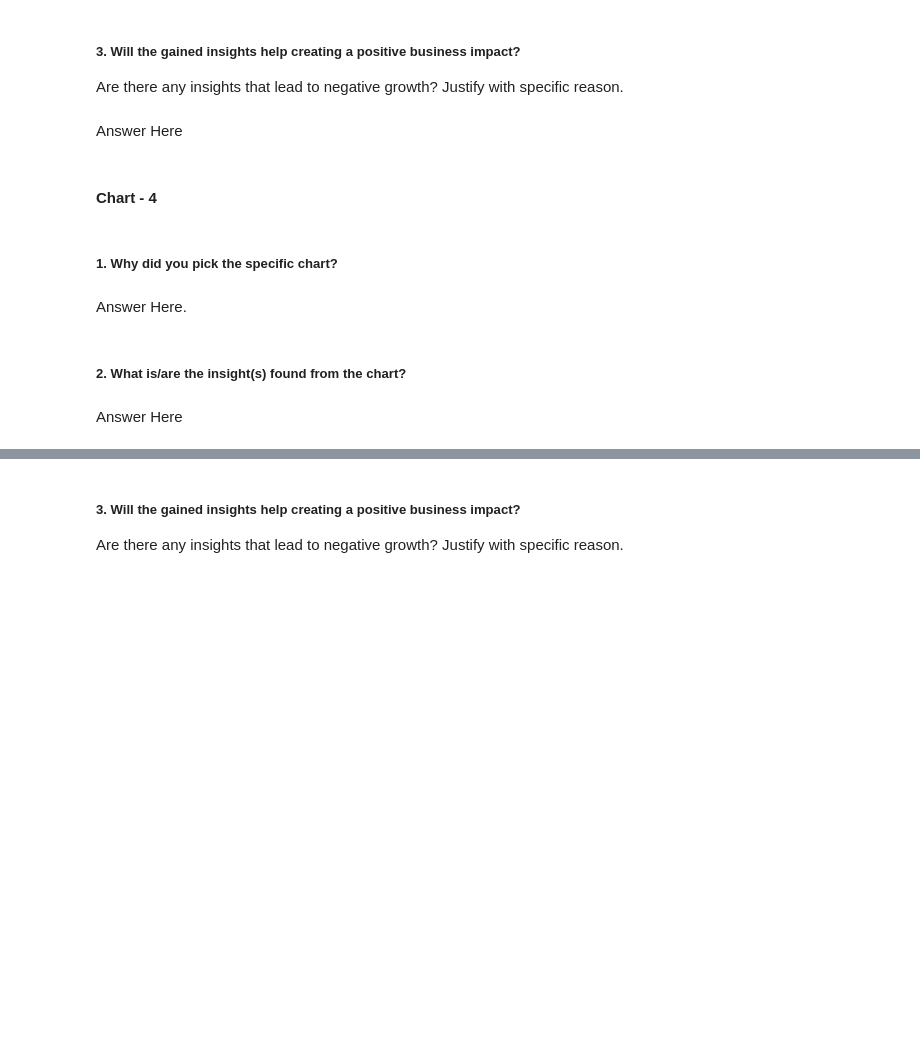
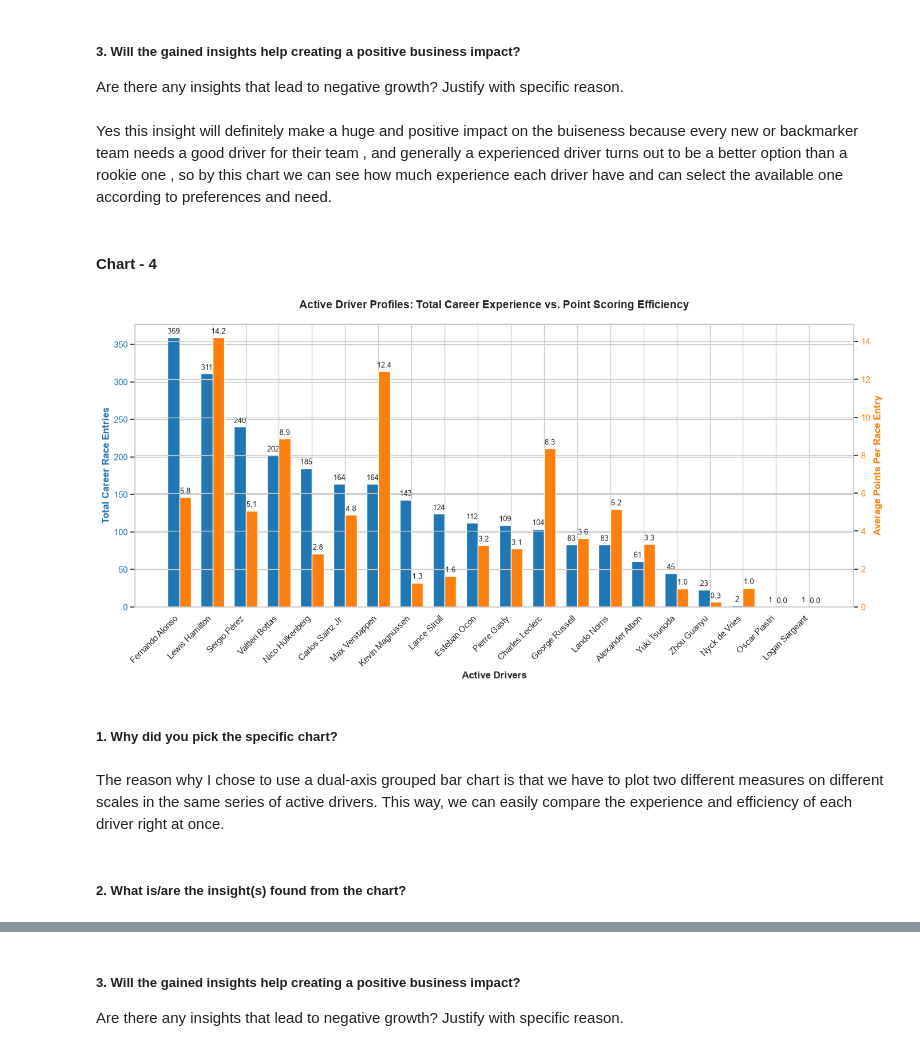
Before and after one commit to Manaspanwar20/F1-Driver-Analytics, a Jupyter notebook: Copy of Sample EDA Submission Template.ipynb, the cells around one changed output, grey strips where cells are left out. Cells and saved outputs as stored; diff of their text form; code cells hidden in the pictures; blank space fills up the shorter version.

```diff
--- a/Copy of Sample EDA Submission Template.ipynb
+++ b/Copy of Sample EDA Submission Template.ipynb
@@ -354,7 +372,7 @@ Answer Here
 # %% [markdown]
 ##### 3. Will the gained insights help creating a positive business impact?
 Are there any insights that lead to negative growth? Justify with specific reason.
-# %% [markdown]
-Answer Here
+# %% [markdown]
+Yes this insight will definitely make a huge and positive impact on the buiseness because every new or backmarker team needs a good driver for their team , and generally a experienced driver turns out to be a better option than a rookie one , so by this chart we can see how much experience each driver have and can select the available one according to preferences and need.
 # %% [markdown]
 #### Chart - 4
@@ -363,8 +379,52 @@ Answer Here
+# %%
+active_drivers = df[df['Active'] == True].sort_values(by='Race_Entries', ascending=False).copy()
+
+#Set up the plotting foundations
+fig, ax1 = plt.subplots(figsize=(14, 7))
+x_indices = np.arange(len(active_drivers))
+bar_width = 0.35
+
+#Plot the first set of bars: Race Entries (Left Y-Axis)
+bars1 = ax1.bar(
+    x_indices - bar_width/2,
+    active_drivers['Race_Entries'],
+    width=bar_width,
+    color='#1f77b4',
+    label='Race Entries (Experience)'
+)
+ax1.set_xlabel('Active Drivers', fontsize=12, fontweight='bold')
+ax1.set_ylabel('Total Career Race Entries', color='#1f77b4', fontsize=12, fontweight='bold')
+ax1.tick_params(axis='y', labelcolor='#1f77b4')
+ax1.set_xticks(x_indices)
+ax1.set_xticklabels(active_drivers['Driver'], rotation=45, ha='right')
+
+#Create the secondary axis sharing the same x-axis
+ax2 = ax1.twinx()
+
+#Plot the second set of bars: Points Per Entry (Right Y-Axis)
+bars2 = ax2.bar(
+    x_indices + bar_width/2,
+    active_drivers['Points_Per_Entry'],
+    width=bar_width,
+    color='#ff7f0e',
+    label='Points Per Entry (Efficiency)'
+)
+ax2.set_ylabel('Average Points Per Race Entry', color='#ff7f0e', fontsize=12, fontweight='bold')
+ax2.tick_params(axis='y', labelcolor='#ff7f0e')
+
+#Add exact values directly on top of the bars for crisp detail without clutter
+ax1.bar_label(bars1, padding=3, fontsize=9, fmt='%g')
+ax2.bar_label(bars2, padding=3, fontsize=9, fmt='%.1f')
+
+#Add titles and clean up layout
+plt.title('Active Driver Profiles: Total Career Experience vs. Point Scoring Efficiency', fontsize=14, fontweight='bold', pad=20)
+fig.tight_layout()
+plt.show()
+# %% [output]
+[figure, added]
 # %% [markdown]
 ##### 1. Why did you pick the specific chart?
-# %% [markdown]
-Answer Here.
+# %% [markdown]
+The reason why I chose to use a dual-axis grouped bar chart is that we have to plot two different measures on different scales in the same series of active drivers. This way, we can easily compare the experience and efficiency of each driver right at once.
 # %% [markdown]
 ##### 2. What is/are the insight(s) found from the chart?
-# %% [markdown]
-Answer Here
```
Also changed, not shown: parts of 20 cells of this notebook.
